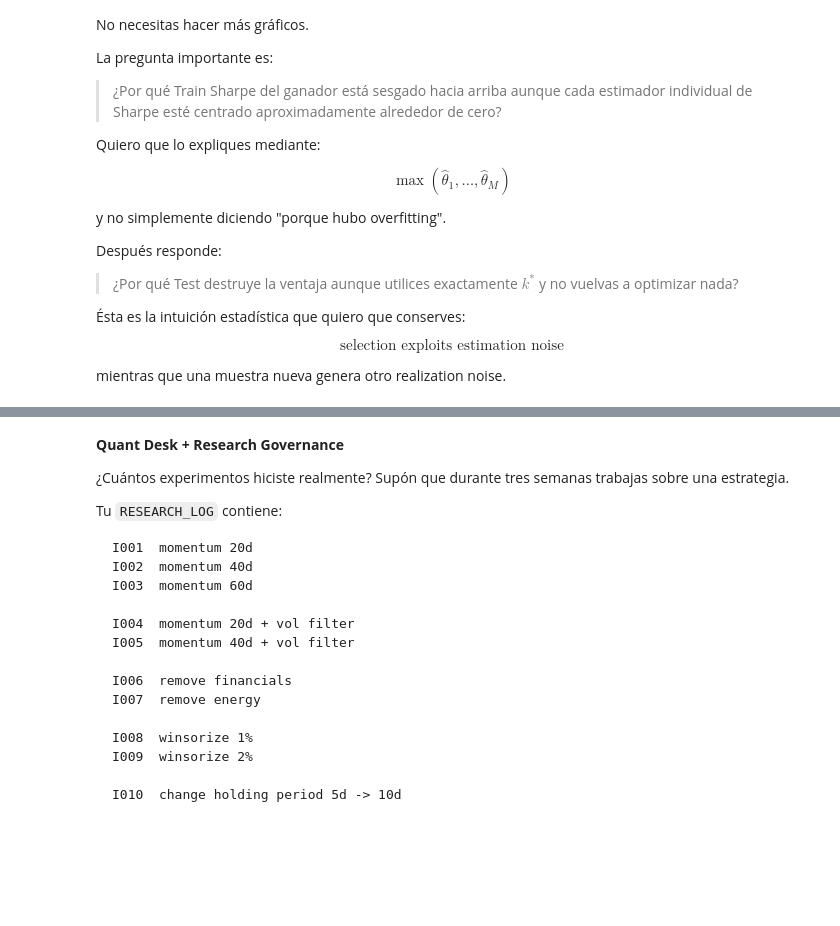
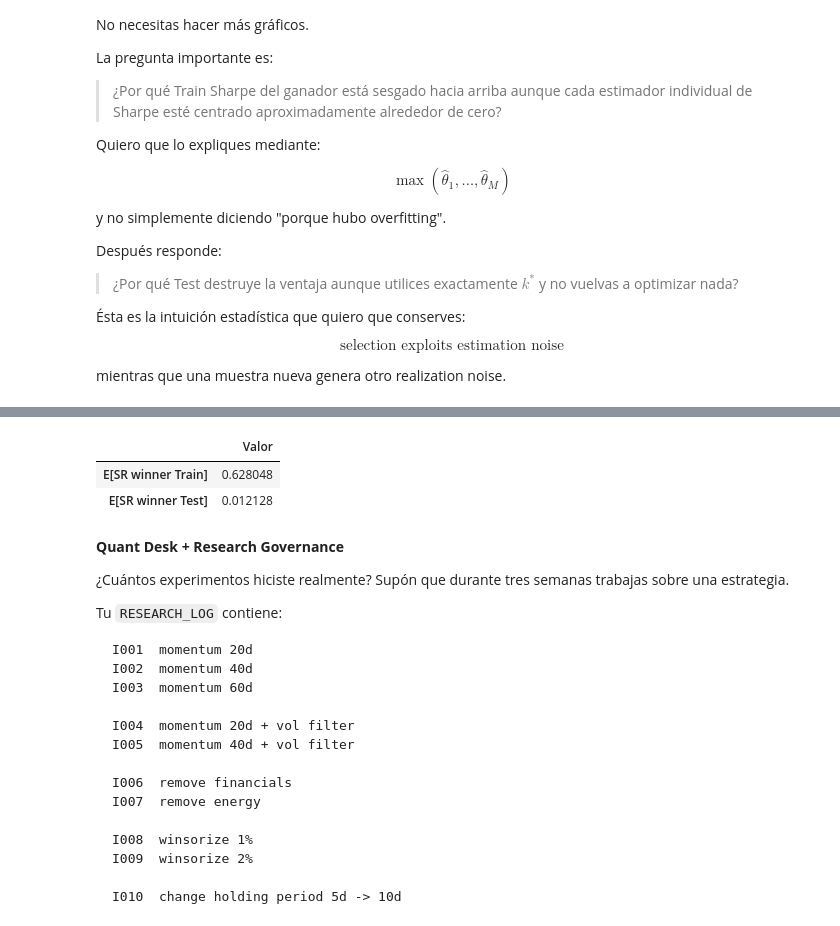
Before and after one commit to ADRIANVM117/quant-research-notes, a Jupyter notebook: maths/Ejericios_quant_diarios/semana_06.ipynb, the cells around one changed output, grey strips where cells are left out. Saved outputs shown, nothing was run; the diff lists cells and outputs as text; code cells hidden in the pictures; blank space fills up the shorter version.

```diff
--- a/maths/Ejericios_quant_diarios/semana_06.ipynb
+++ b/maths/Ejericios_quant_diarios/semana_06.ipynb
@@ -413,3 +439,64 @@ test_sharpes =
+# %%
+import numpy as np
+import pandas as pd
+
+np.random.seed(117)
+
+T = 2000
+ks = range(2, 101)
+t = np.arange(T)
+
+def sharpe(x):
+    return np.sqrt(252) * x.mean() / x.std(ddof=1)
+
+def run_experiment():
+    # Nuevo proceso sin alpha en cada experimento
+    r = np.random.normal(0, 0.01, T)
+
+    train_sharpes = {}
+    test_sharpes = {}
+
+    for k in ks:
+        signal = np.where(t % k == 0, 1.0, -1.0)
+        strategy_returns = signal * r
+
+        train_sharpes[k] = sharpe(strategy_returns[:1000])
+        test_sharpes[k] = sharpe(strategy_returns[1000:])
+
+    # Elegir ganador usando sólo Train
+    k_star = max(train_sharpes, key=train_sharpes.get)
+
+    return train_sharpes[k_star], test_sharpes[k_star]
+
+# Repetir 500 experimentos
+M = 500
+
+sr_winner_train = np.empty(M)
+sr_winner_test = np.empty(M)
+
+for m in range(M):
+    sr_winner_train[m], sr_winner_test[m] = run_experiment()
+
+resultados_500 = pd.DataFrame({
+    "SR_winner_train": sr_winner_train,
+    "SR_winner_test": sr_winner_test
+})
+
+comparacion = pd.DataFrame({
+    "Valor": [
+        resultados_500["SR_winner_train"].mean(),
+        resultados_500["SR_winner_test"].mean()
+    ]
+}, index=[
+    "E[SR winner Train]",
+    "E[SR winner Test]"
+])
+
+comparacion
+# %% [output]
+|  | Valor |
+| E[SR winner Train] | 0.628048 |
+| E[SR winner Test] | 0.012128 |
 # %% [markdown]
 <b> Quant Desk + Research Governance </b>
 
```
Also changed, not shown: parts of 1 cell of this notebook.
